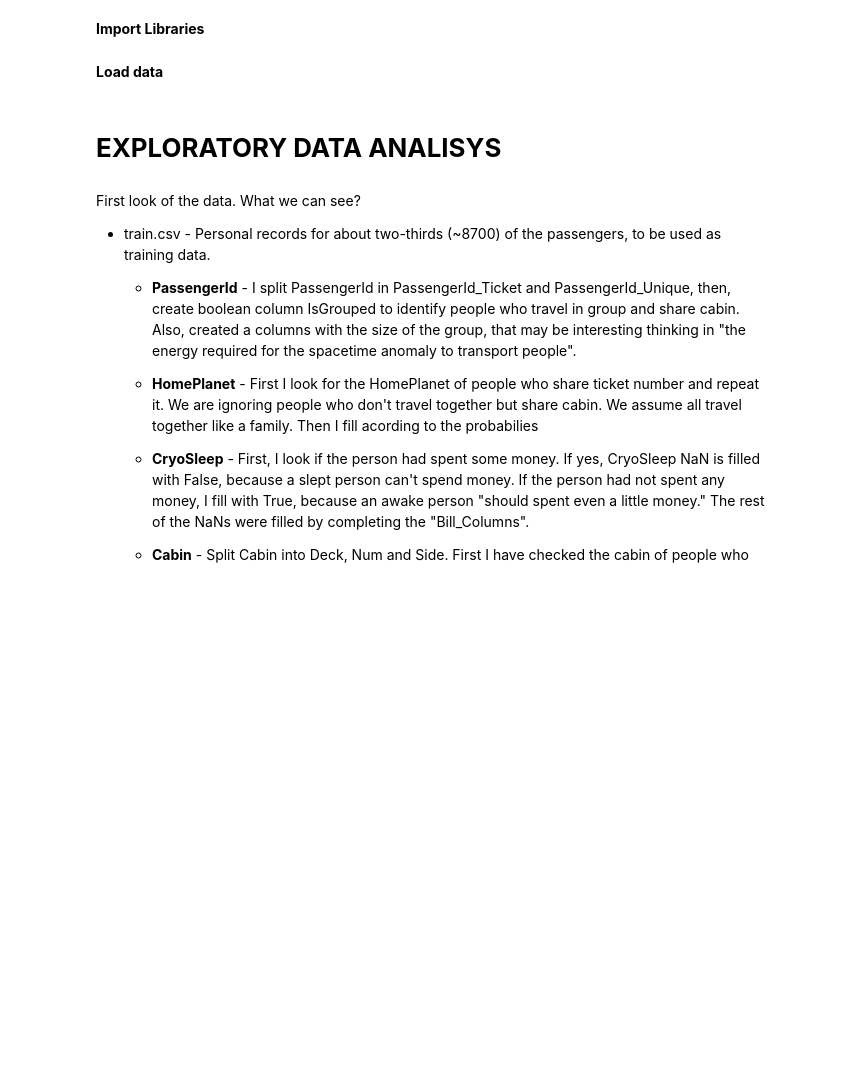
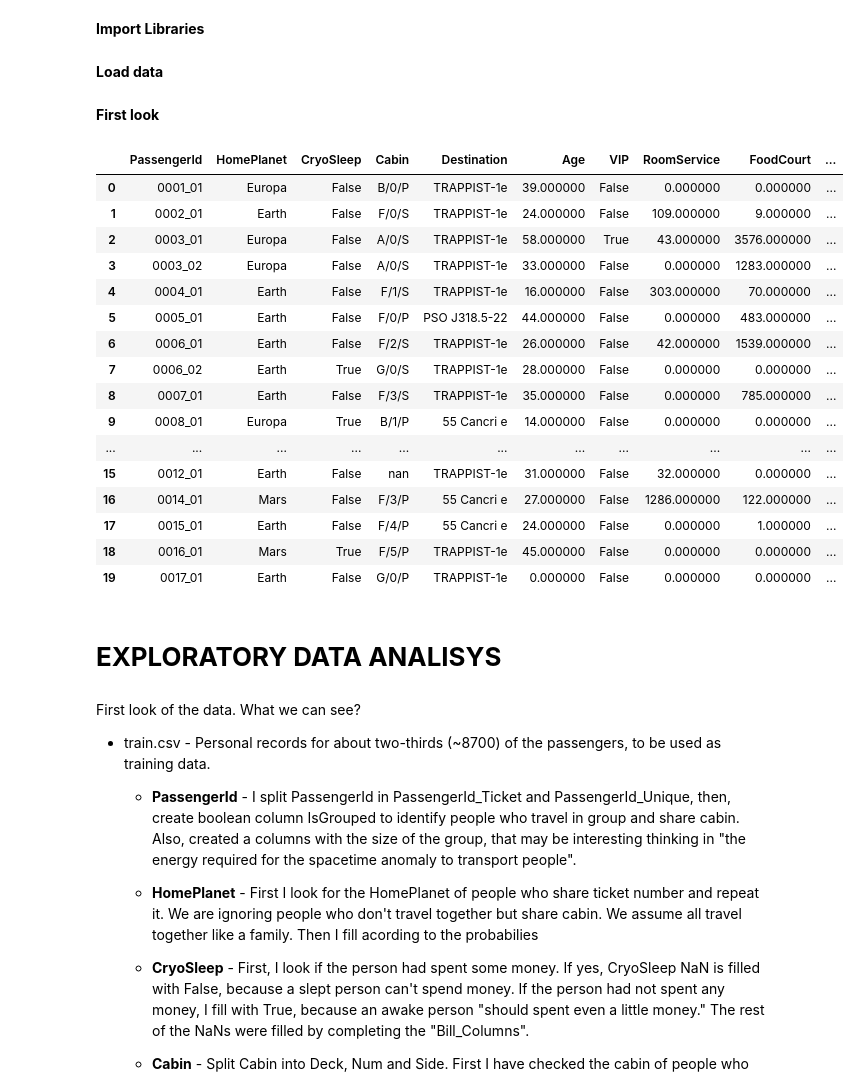
Before and after one commit to deldanr/Spaceship-Titanic, a Jupyter notebook: spaceship-titanic.ipynb, the cells around one changed output. Cells and saved outputs as stored; diff of their text form; code cells hidden in the pictures; blank space fills up the shorter version.

```diff
--- a/spaceship-titanic.ipynb
+++ b/spaceship-titanic.ipynb
@@ -34,6 +40,28 @@ pd.options.mode.chained_assignment = None
 # Load data
 train_df = pd.read_csv("../input/spaceship-titanic/train.csv")
 test_df = pd.read_csv("../input/spaceship-titanic/test.csv")
+# %% [markdown]
+**First look**
+# %%
+train_df.head(20).style.background_gradient(cmap="Blues")
+# %% [output]
+|  | PassengerId | HomePlanet | CryoSleep | Cabin | Destination | Age | VIP | RoomService | FoodCourt | ... |
+| 0 | 0001_01 | Europa | False | B/0/P | TRAPPIST-1e | 39.000000 | False | 0.000000 | 0.000000 | ... |
+| 1 | 0002_01 | Earth | False | F/0/S | TRAPPIST-1e | 24.000000 | False | 109.000000 | 9.000000 | ... |
+| 2 | 0003_01 | Europa | False | A/0/S | TRAPPIST-1e | 58.000000 | True | 43.000000 | 3576.000000 | ... |
+| 3 | 0003_02 | Europa | False | A/0/S | TRAPPIST-1e | 33.000000 | False | 0.000000 | 1283.000000 | ... |
+| 4 | 0004_01 | Earth | False | F/1/S | TRAPPIST-1e | 16.000000 | False | 303.000000 | 70.000000 | ... |
+| 5 | 0005_01 | Earth | False | F/0/P | PSO J318.5-22 | 44.000000 | False | 0.000000 | 483.000000 | ... |
+| 6 | 0006_01 | Earth | False | F/2/S | TRAPPIST-1e | 26.000000 | False | 42.000000 | 1539.000000 | ... |
+| 7 | 0006_02 | Earth | True | G/0/S | TRAPPIST-1e | 28.000000 | False | 0.000000 | 0.000000 | ... |
+| 8 | 0007_01 | Earth | False | F/3/S | TRAPPIST-1e | 35.000000 | False | 0.000000 | 785.000000 | ... |
+| 9 | 0008_01 | Europa | True | B/1/P | 55 Cancri e | 14.000000 | False | 0.000000 | 0.000000 | ... |
+| ... | ... | ... | ... | ... | ... | ... | ... | ... | ... | ... |
+| 15 | 0012_01 | Earth | False | nan | TRAPPIST-1e | 31.000000 | False | 32.000000 | 0.000000 | ... |
+| 16 | 0014_01 | Mars | False | F/3/P | 55 Cancri e | 27.000000 | False | 1286.000000 | 122.000000 | ... |
+| 17 | 0015_01 | Earth | False | F/4/P | 55 Cancri e | 24.000000 | False | 0.000000 | 1.000000 | ... |
+| 18 | 0016_01 | Mars | True | F/5/P | TRAPPIST-1e | 45.000000 | False | 0.000000 | 0.000000 | ... |
+| 19 | 0017_01 | Earth | False | G/0/P | TRAPPIST-1e | 0.000000 | False | 0.000000 | 0.000000 | ... |
 # %% [markdown]
 # **EXPLORATORY DATA ANALISYS**
 # %% [markdown]
```
Also changed, not shown: parts of 90 cells of this notebook.
